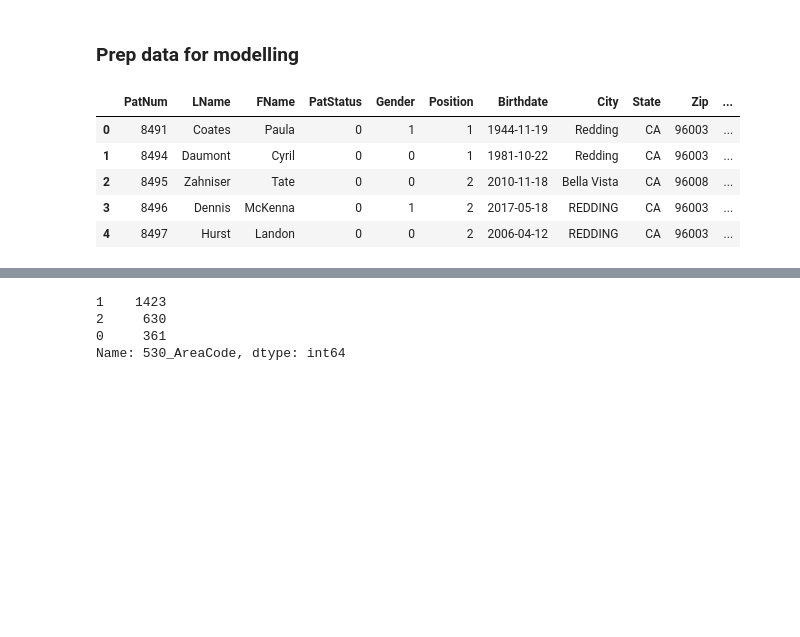
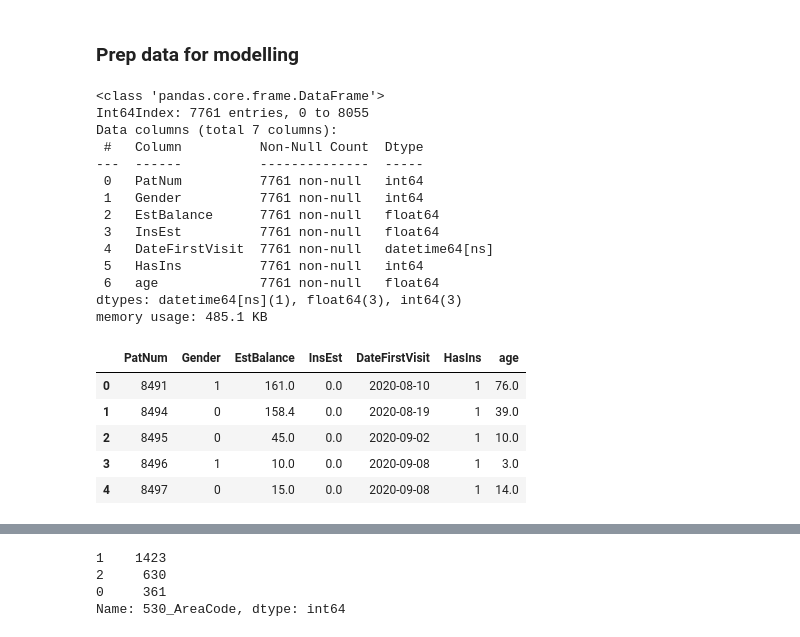
Before and after one commit to americanthinker/dental-project, a Jupyter notebook: notebooks/model_data_prep.ipynb, the cells around one changed output, grey strips where cells are left out. Cells and saved outputs as stored; diff of their text form; code cells hidden in the pictures; blank space fills up the shorter version.

```diff
--- a/src/model_data_prep.ipynb
+++ b/notebooks/model_data_prep.ipynb
@@ -6,9 +39,17 @@ appt = pd.read_csv('../data/interm/appt_2016.csv')
 # %%
-pat.head()
+pat.info()
 # %% [output]
-|  | PatNum | LName | FName | PatStatus | Gender | Position | Birthdate | City | State | Zip | ... |
-| 0 | 8491 | Coates | Paula | 0 | 1 | 1 | 1944-11-19 | Redding | CA | 96003 | ... |
-| 1 | 8494 | Daumont | Cyril | 0 | 0 | 1 | 1981-10-22 | Redding | CA | 96003 | ... |
-| 2 | 8495 | Zahniser | Tate | 0 | 0 | 2 | 2010-11-18 | Bella Vista | CA | 96008 | ... |
-| 3 | 8496 | Dennis | McKenna | 0 | 1 | 2 | 2017-05-18 | REDDING | CA | 96003 | ... |
-| 4 | 8497 | Hurst | Landon | 0 | 0 | 2 | 2006-04-12 | REDDING | CA | 96003 | ... |
+<class 'pandas.core.frame.DataFrame'>
+Int64Index: 7761 entries, 0 to 8055
+Data columns (total 7 columns):
+ #   Column          Non-Null Count  Dtype
+---  ------          --------------  -----
+ 0   PatNum          7761 non-null   int64
+ 1   Gender          7761 non-null   int64
+ 2   EstBalance      7761 non-null   float64
+ 3   InsEst          7761 non-null   float64
+ 4   DateFirstVisit  7761 non-null   datetime64[ns]
+ 5   HasIns          7761 non-null   int64
+ 6   age             7761 non-null   float64
+dtypes: datetime64[ns](1), float64(3), int64(3)
+memory usage: 485.1 KB
@@ -17,0 +56,9 @@ pat.drop(['LName', 'FName', 'City', 'State', 'BillingType', 'WkPhone', 'PriProv'
+# %%
+p
+# %% [output]
+|  | PatNum | Gender | EstBalance | InsEst | DateFirstVisit | HasIns | age |
+| 0 | 8491 | 1 | 161.0 | 0.0 | 2020-08-10 | 1 | 76.0 |
+| 1 | 8494 | 0 | 158.4 | 0.0 | 2020-08-19 | 1 | 39.0 |
+| 2 | 8495 | 0 | 45.0 | 0.0 | 2020-09-02 | 1 | 10.0 |
+| 3 | 8496 | 1 | 10.0 | 0.0 | 2020-09-08 | 1 | 3.0 |
+| 4 | 8497 | 0 | 15.0 | 0.0 | 2020-09-08 | 1 | 14.0 |
```
Also changed, not shown: parts of 22 cells of this notebook, 10 other files.
